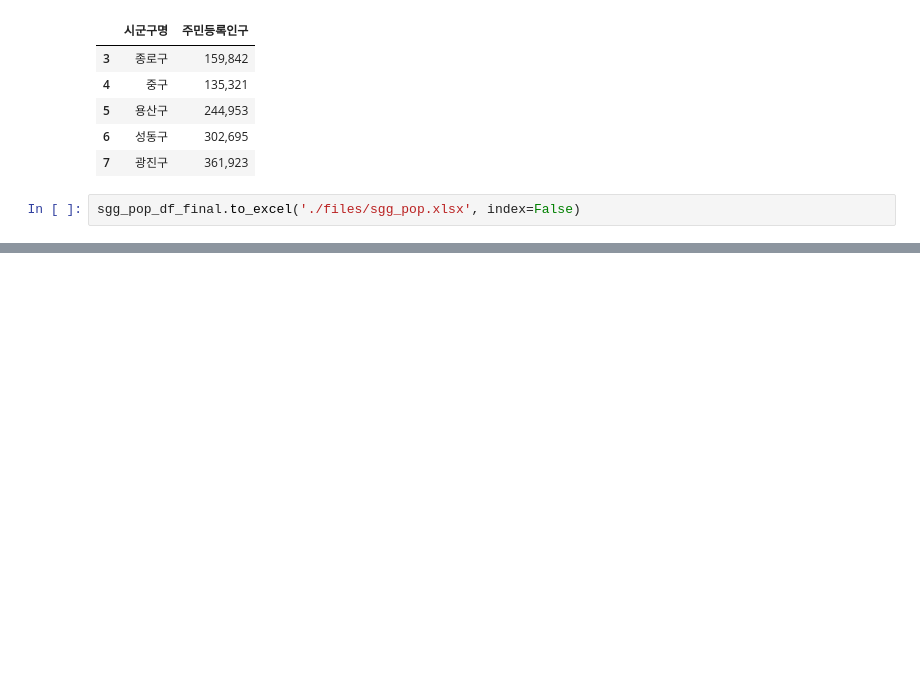
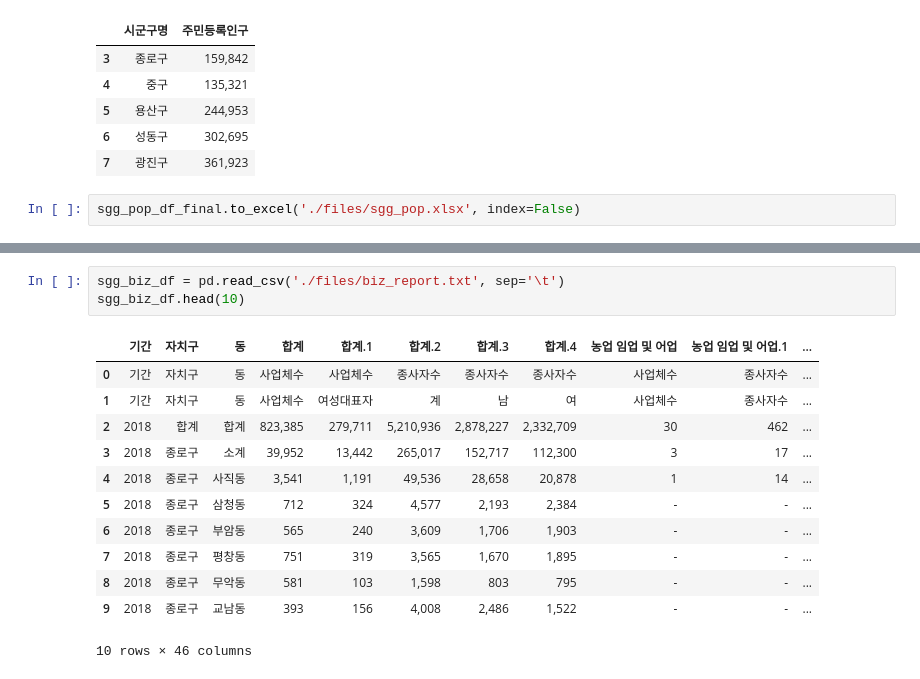
Before and after one commit to SungminSo/data-with-code, a Jupyter notebook: coffee_store/seoul_population_data.ipynb, the cells around one changed output, grey strips where cells are left out. Drawn from its saved outputs; the diff is of its cells as text; blank space fills up the shorter version.

```diff
--- a/coffee_store/seoul_population_data.ipynb
+++ b/coffee_store/seoul_population_data.ipynb
@@ -196,0 +211,16 @@ sgg_pop_df_final.to_excel('./files/sgg_pop.xlsx', index=False)
+# %%
+sgg_biz_df = pd.read_csv('./files/biz_report.txt', sep='\t')
+sgg_biz_df.head(10)
+# %% [output]
+|  | 기간 | 자치구 | 동 | 합계 | 합계.1 | 합계.2 | 합계.3 | 합계.4 | 농업 임업 및 어업 | 농업 임업 및 어업.1 | ... |
+| 0 | 기간 | 자치구 | 동 | 사업체수 | 사업체수 | 종사자수 | 종사자수 | 종사자수 | 사업체수 | 종사자수 | ... |
+| 1 | 기간 | 자치구 | 동 | 사업체수 | 여성대표자 | 계 | 남 | 여 | 사업체수 | 종사자수 | ... |
+| 2 | 2018 | 합계 | 합계 | 823,385 | 279,711 | 5,210,936 | 2,878,227 | 2,332,709 | 30 | 462 | ... |
+| 3 | 2018 | 종로구 | 소계 | 39,952 | 13,442 | 265,017 | 152,717 | 112,300 | 3 | 17 | ... |
+| 4 | 2018 | 종로구 | 사직동 | 3,541 | 1,191 | 49,536 | 28,658 | 20,878 | 1 | 14 | ... |
+| 5 | 2018 | 종로구 | 삼청동 | 712 | 324 | 4,577 | 2,193 | 2,384 | - | - | ... |
+| 6 | 2018 | 종로구 | 부암동 | 565 | 240 | 3,609 | 1,706 | 1,903 | - | - | ... |
+| 7 | 2018 | 종로구 | 평창동 | 751 | 319 | 3,565 | 1,670 | 1,895 | - | - | ... |
+| 8 | 2018 | 종로구 | 무악동 | 581 | 103 | 1,598 | 803 | 795 | - | - | ... |
+| 9 | 2018 | 종로구 | 교남동 | 393 | 156 | 4,008 | 2,486 | 1,522 | - | - | ... |
+10 rows × 46 columns
```
Also changed, not shown: parts of 8 cells of this notebook, 1 other file.
